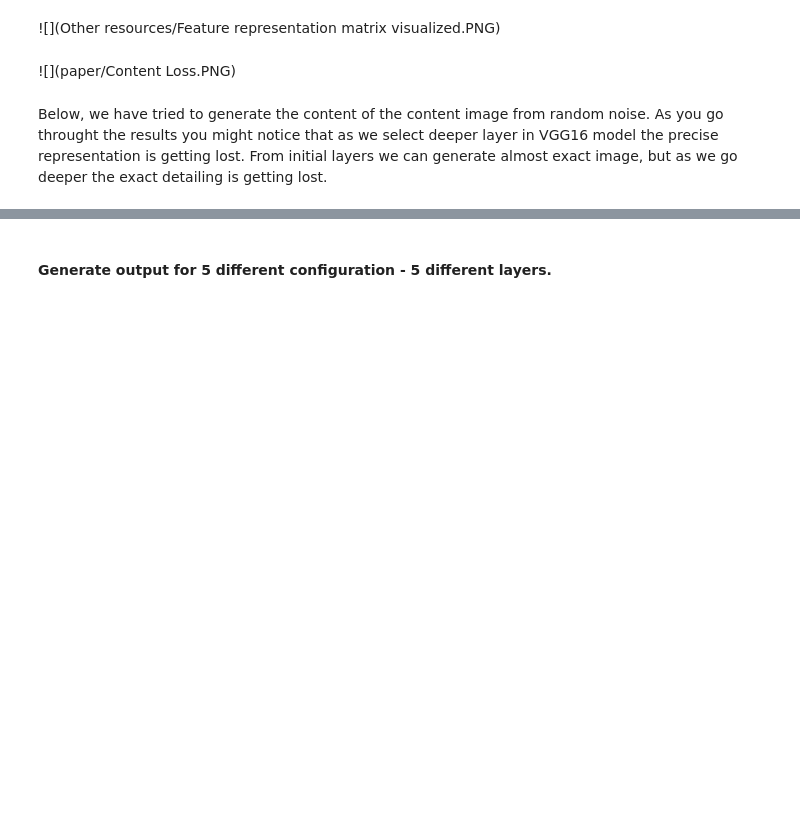
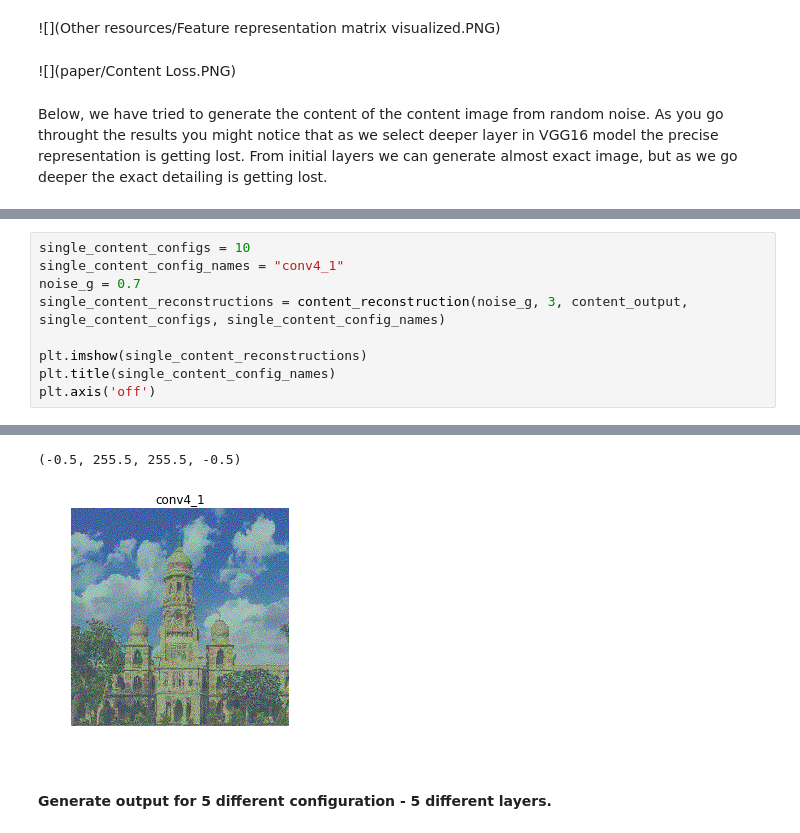
Before and after one commit to meet-minimalist/A-Neural-Algorithm-of-Artistic-Style-Paper-Implementation, a Jupyter notebook: Style Transfer Tensorflow Implementation.ipynb, the cells around one changed output, grey strips where cells are left out. Cells and saved outputs as stored; diff of their text form; blank space fills up the shorter version.

```diff
--- a/Style Transfer Tensorflow Implementation.ipynb
+++ b/Style Transfer Tensorflow Implementation.ipynb
@@ -143,3 +158,13 @@ def content_reconstruction(index, c_output, content_layer_index, name):
     # normalized the data for better visualization
     x = helper.post_process_and_display(final_noise, "./image_resources/outputs/", "content_1_" + name + ".jpg")
     return x
+# %%
+single_content_configs = 10
+single_content_config_names = "conv4_1"
+noise_g = 0.7
+single_content_reconstructions = content_reconstruction(noise_g, 3, content_output, single_content_configs, single_content_config_names)
+
+plt.imshow(single_content_reconstructions)
+plt.title(single_content_config_names)
+plt.axis('off')
+# %% [output]
@@ -146,3 +185,5 @@ def content_reconstruction(index, c_output, content_layer_index, name):
+(-0.5, 255.5, 255.5, -0.5)
+[figure, added]
 # %% [markdown]
 #### Generate output for 5 different configuration - 5 different layers.
 # %%
```
Also changed, not shown: parts of 29 cells of this notebook, 3 other files.
